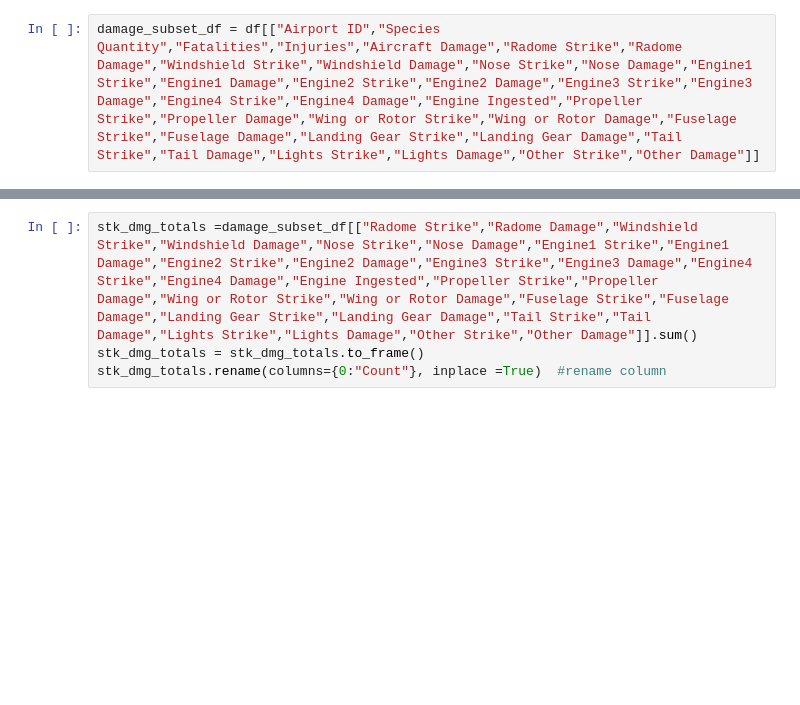
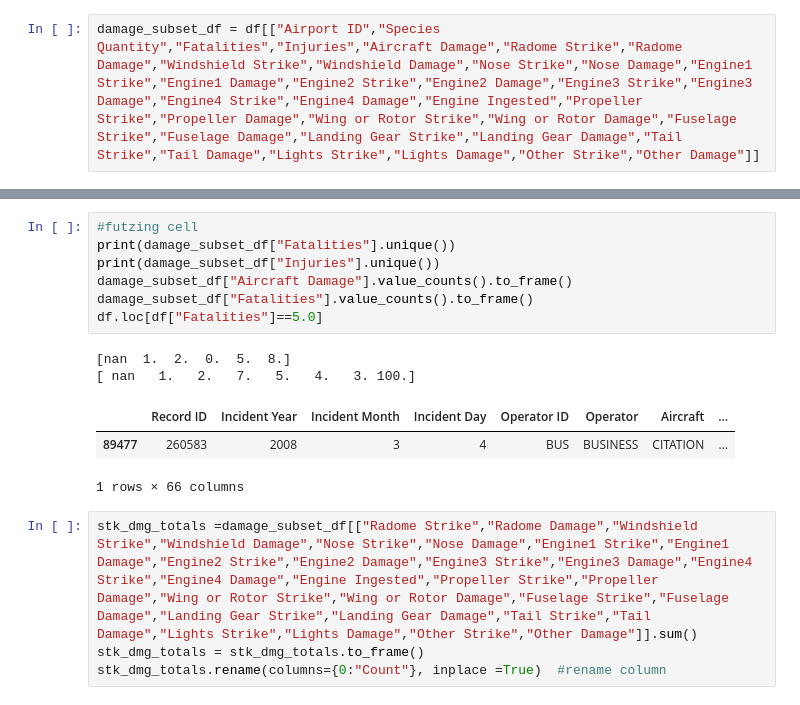
Before and after one commit to jagnoor/Aircraft-Wildlife-Strikes, a Jupyter notebook: planeVsBird_2.ipynb, the cells around one changed output, grey strips where cells are left out. Drawn from its saved outputs; the diff is of its cells as text; blank space fills up the shorter version.

```diff
--- a/planeVsBird_2.ipynb
+++ b/planeVsBird_2.ipynb
@@ -258,3 +259,16 @@ damage_subset_df["Aircraft Damage"].value_counts().to_frame()
+# %%
+#futzing cell
+print(damage_subset_df["Fatalities"].unique())
+print(damage_subset_df["Injuries"].unique())
+damage_subset_df["Aircraft Damage"].value_counts().to_frame()
+damage_subset_df["Fatalities"].value_counts().to_frame()
+df.loc[df["Fatalities"]==5.0]
+# %% [output]
+[nan  1.  2.  0.  5.  8.]
+[ nan   1.   2.   7.   5.   4.   3. 100.]
+|  | Record ID | Incident Year | Incident Month | Incident Day | Operator ID | Operator | Aircraft | ... |
+| 89477 | 260583 | 2008 | 3 | 4 | BUS | BUSINESS | CITATION | ... |
+1 rows × 66 columns
 # %%
 stk_dmg_totals =damage_subset_df[["Radome Strike","Radome Damage","Windshield Strike","Windshield Damage","Nose Strike","Nose Damage","Engine1 Strike","Engine1 Damage","Engine2 Strike","Engine2 Damage","Engine3 Strike","Engine3 Damage","Engine4 Strike","Engine4 Damage","Engine Ingested","Propeller Strike","Propeller Damage","Wing or Rotor Strike","Wing or Rotor Damage","Fuselage Strike","Fuselage Damage","Landing Gear Strike","Landing Gear Damage","Tail Strike","Tail Damage","Lights Strike","Lights Damage","Other Strike","Other Damage"]].sum()
 stk_dmg_totals = stk_dmg_totals.to_frame()
```
Also changed, not shown: parts of 5 cells of this notebook.
